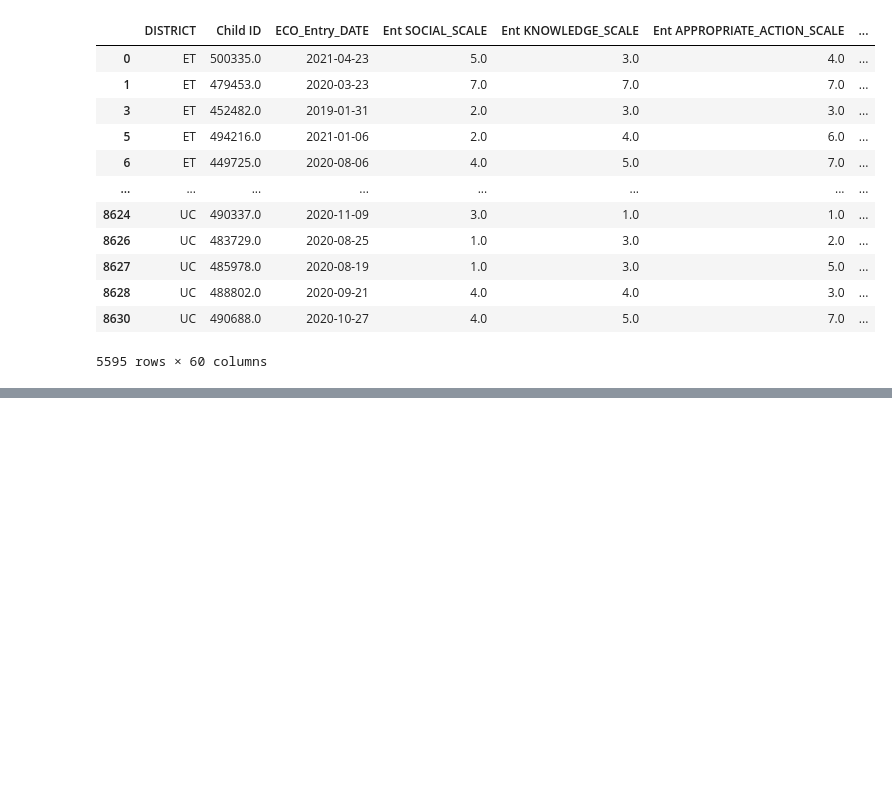
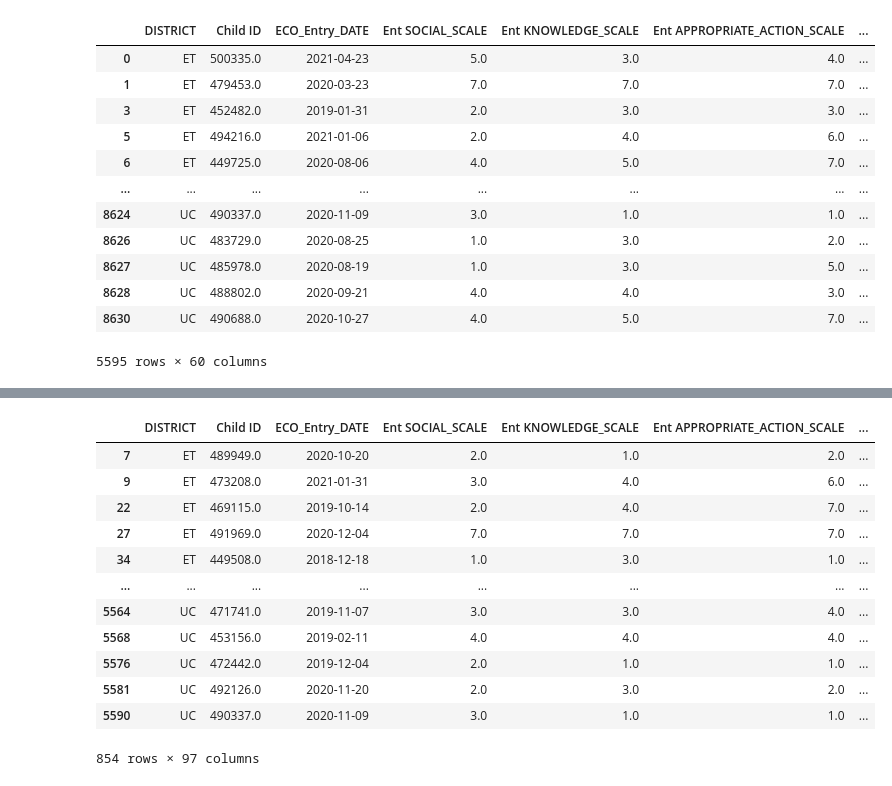
Before and after one commit to NSS-Data-Analytics-Cohort-7/didd-kha-keys-shorts, a Jupyter notebook: notebooks/notebook.ipynb, the cells around one changed output, grey strips where cells are left out. Cells and saved outputs as stored; diff of their text form; code cells hidden in the pictures; blank space fills up the shorter version.

```diff
--- a/notebooks/notebook.ipynb
+++ b/notebooks/notebook.ipynb
@@ -94,0 +129,18 @@ eco_df
+# %%
+combined_table_both = combined_table [(combined_table['Init. Elig. Category']==
+                                      'Diagnosed Condition, Developmental Evaluation')]
+combined_table_both
+# %% [output]
+|  | DISTRICT | Child ID | ECO_Entry_DATE | Ent SOCIAL_SCALE | Ent KNOWLEDGE_SCALE | Ent APPROPRIATE_ACTION_SCALE | ... |
+| 7 | ET | 489949.0 | 2020-10-20 | 2.0 | 1.0 | 2.0 | ... |
+| 9 | ET | 473208.0 | 2021-01-31 | 3.0 | 4.0 | 6.0 | ... |
+| 22 | ET | 469115.0 | 2019-10-14 | 2.0 | 4.0 | 7.0 | ... |
+| 27 | ET | 491969.0 | 2020-12-04 | 7.0 | 7.0 | 7.0 | ... |
+| 34 | ET | 449508.0 | 2018-12-18 | 1.0 | 3.0 | 1.0 | ... |
+| ... | ... | ... | ... | ... | ... | ... | ... |
+| 5564 | UC | 471741.0 | 2019-11-07 | 3.0 | 3.0 | 4.0 | ... |
+| 5568 | UC | 453156.0 | 2019-02-11 | 4.0 | 4.0 | 4.0 | ... |
+| 5576 | UC | 472442.0 | 2019-12-04 | 2.0 | 1.0 | 1.0 | ... |
+| 5581 | UC | 492126.0 | 2020-11-20 | 2.0 | 3.0 | 2.0 | ... |
+| 5590 | UC | 490337.0 | 2020-11-09 | 3.0 | 1.0 | 1.0 | ... |
+854 rows × 97 columns
```
Also changed, not shown: parts of 2 cells of this notebook.
